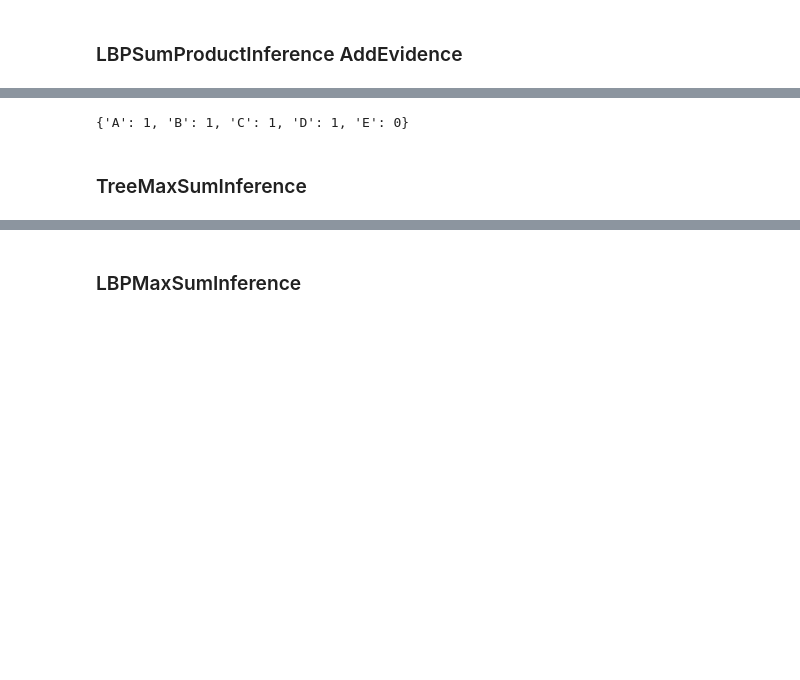
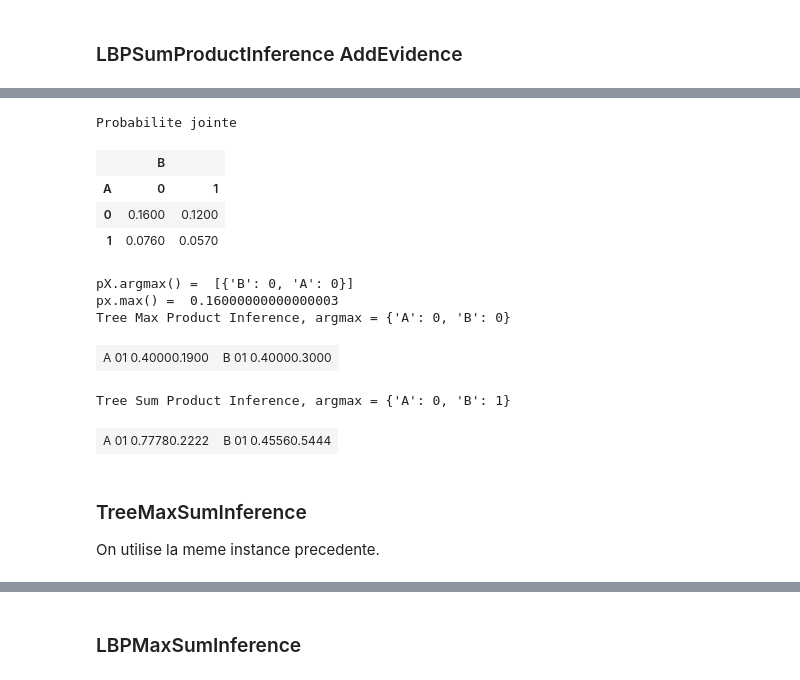
Before and after one commit to Qdake/Decision-making-under-uncertainty, a Jupyter notebook: rapport.ipynb, the cells around one changed output, grey strips where cells are left out. Cells and saved outputs as stored; diff of their text form; code cells hidden in the pictures; blank space fills up the shorter version.

```diff
--- a/rapport.ipynb
+++ b/rapport.ipynb
@@ -131,0 +147,13 @@ Inference LBP dans PyAgrum:
+# %%
+# construction de bn en forme d'un arbre
+bn_tree1=gum.fastBN("A->B")
+gnb.showBN(bn_tree1)
+bn_tree1.cpt(0).fillWith(1)
+bn_tree1.cpt(1).fillWith([0.4,0.3,0.01,0.19])
+gnb.sideBySide(bn_tree1.cpt(0),bn_tree1.cpt(1))
+# construction de factor graph
+gf_tree1 = FactorGraph();
+gf_tree1.build(bn_tree1);
+# show
+g=dot.graph_from_dot_data(gf_tree1.show())
+SVG(g.create_svg())
@@ -132,11 +164,59 @@ Inference LBP dans PyAgrum:
+# %%
+%reload_ext autoreload
+%autoreload 2
+
+print("Probabilite jointe")
+pX = spi.posterior(0)*spi.posterior(1)
+gnb.showPotential(pX)
+print("pX.argmax() = ",pX.argmax())
+print("px.max() = ",pX.max())
+
+spi=TreeMaxProductInference(gf_tree1) # Crée une instance d'inférence
+spi.makeInference()         # effectue les calculs de tous les messages
+spi.argmax()
+
+print("Tree Max Product Inference, argmax =", spi.argmax())
+gnb.sideBySide(spi.posterior(0),spi.posterior(1))
+
+
+# TreeSumProductInference
+ie=TreeSumProductInference(gf_tree1) # Crée une instance d'inférence
+ie.makeInference()         # effectue les calculs de tous les messages
+
+print("Tree Sum Product Inference, argmax =", ie.argmax())
+gnb.sideBySide(ie.posterior(0),ie.posterior(1));#ie.posterior(2),ie.posterior(3),ie.posterior(4))
+
+
+
+#print("test")
+#for key,cpt in spi.dict_dict_cpt[0].items():
+#    gnb.showPotential(cpt)
+# %% [output]
+Probabilite jointe
+|  | B |  |
+| A | 0 | 1 |
+| 0 | 0.1600 | 0.1200 |
+| 1 | 0.0760 | 0.0570 |
+pX.argmax() =  [{'B': 0, 'A': 0}]
+px.max() =  0.16000000000000003
+Tree Max Product Inference, argmax = {'A': 0, 'B': 0}
+| A 01 0.40000.1900 | B 01 0.40000.3000 |
+Tree Sum Product Inference, argmax = {'A': 0, 'B': 1}
+| A 01 0.77780.2222 | B 01 0.45560.5444 |
+# %% [markdown]
+### TreeMaxSumInference
+On utilise la meme instance precedente.
 # %%
 %reload_ext autoreload
 %autoreload 2
+print("Probabilite jointe")
+gnb.showPotential(gf_tree1.bn.cpt(0)*gf_tree1.bn.cpt(1))
 
-spi=TreeMaxProductInference(gf_tree) # Crée une instance d'inférence
-spi.makeInference()         # effectue les calculs de tous les messages
-spi.argmax()
+# TreeSumProductInference
+ie=TreeSumProductInference(gf_tree1) # Crée une instance d'inférence
+ie.makeInference()         # effectue les calculs de tous les messages
+
+spi = TreeMaxSumInference(gf_tree1)
+spi.makeInference()
+print("Tree Max Sum Inference, argmax =", spi.argmax())
+gnb.sideBySide(spi.posterior(0),spi.posterior(1));
-# %% [output]
-{'A': 1, 'B': 1, 'C': 1, 'D': 1, 'E': 0}
-# %% [markdown]
-### TreeMaxSumInference
```
Also changed, not shown: parts of 10 cells of this notebook, 1 other file.
